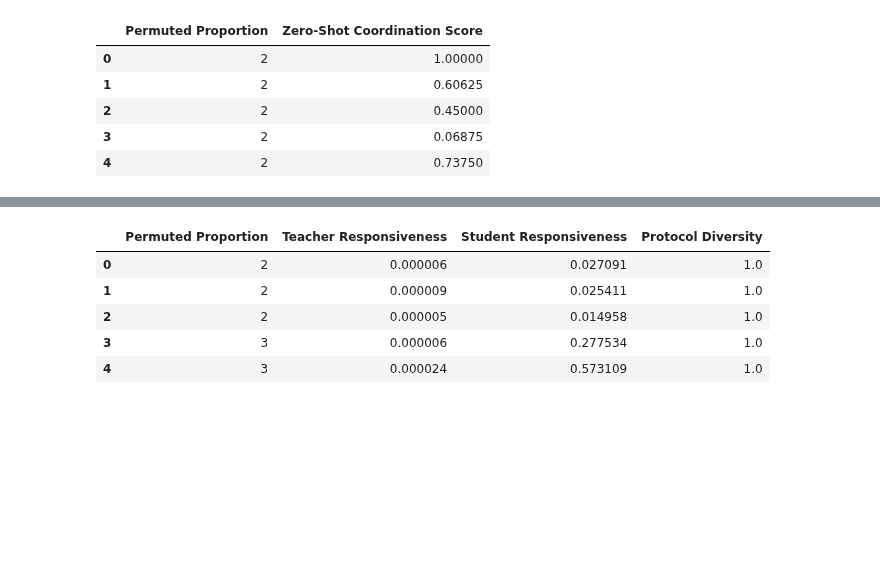
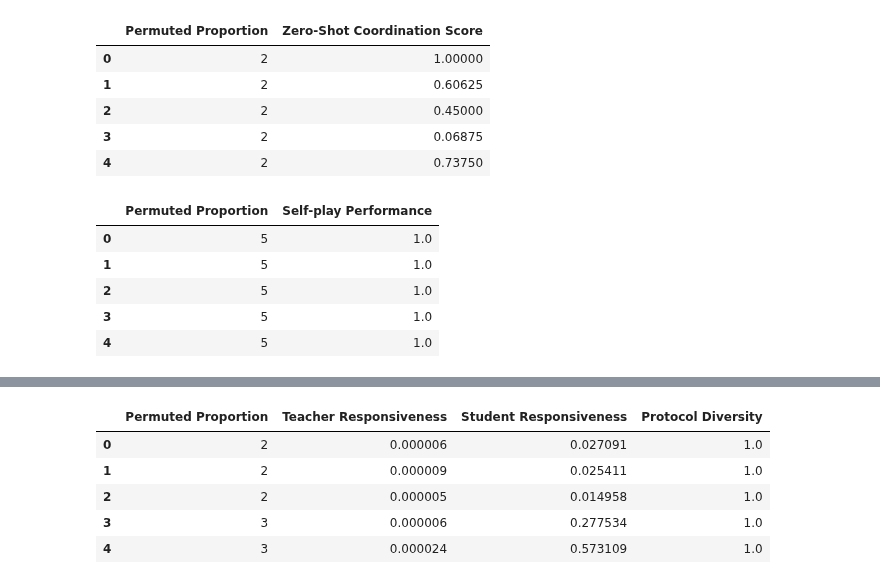
Before and after one commit to DylanCope/zero-shot-comm, a Jupyter notebook: notebooks/channel-subset-permutation.ipynb, the cells around one changed output, grey strips where cells are left out. Cells and saved outputs as stored; diff of their text form; code cells hidden in the pictures; blank space fills up the shorter version.

```diff
--- a/notebooks/channel-subset-permutation.ipynb
+++ b/notebooks/channel-subset-permutation.ipynb
@@ -317,3 +327,36 @@ zs_coord_df.head()
 | 2 | 2 | 0.45000 |
 | 3 | 2 | 0.06875 |
 | 4 | 2 | 0.73750 |
+# %%
+def get_experiment_item(experiment_path, sub_experiment_path):
+    with open(sub_experiment_path / 'results.json', 'r') as f:
+        results = json.load(f)
+    with open(experiment_path / 'meta.json', 'r') as f:
+        config = json.load(f)
+    permutation_subset_size = config['experiment_config']['play_params']['permutation_subset_size']
+    if 'training_params_results' in results:
+        score = results['training_params_results']['ground_truth_acc']
+    else:
+        score = results['mean_ground_truth_f1']
+    return [
+        {
+            X_NAME: permutation_subset_size,
+            'Self-play Performance': score
+        }
+    ]
+
+self_play_df = pd.DataFrame([
+    item
+    for p_mutate_experiment_path in Path(EXPERIMENT_FOLDER).glob('*')
+    for sub_experiment_path in p_mutate_experiment_path.glob('*')
+    if sub_experiment_path.is_dir()
+    for item in get_experiment_item(p_mutate_experiment_path, sub_experiment_path)
+])
+self_play_df.head()
+# %% [output]
+|  | Permuted Proportion | Self-play Performance |
+| 0 | 5 | 1.0 |
+| 1 | 5 | 1.0 |
+| 2 | 5 | 1.0 |
+| 3 | 5 | 1.0 |
+| 4 | 5 | 1.0 |
```
Also changed, not shown: parts of 4 cells of this notebook, 10 other files.
